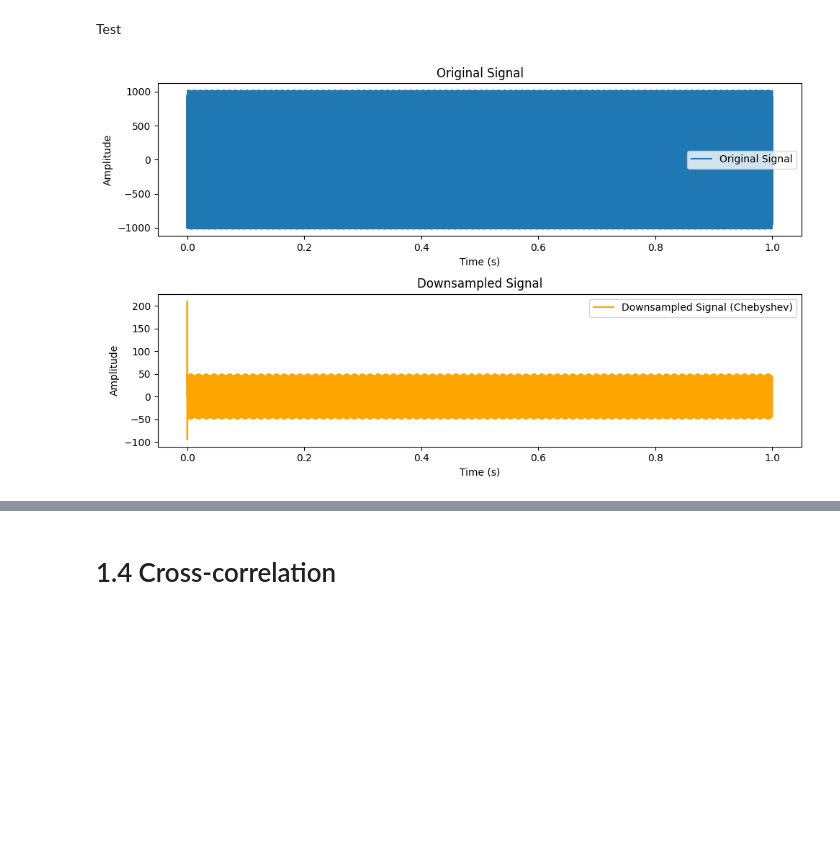
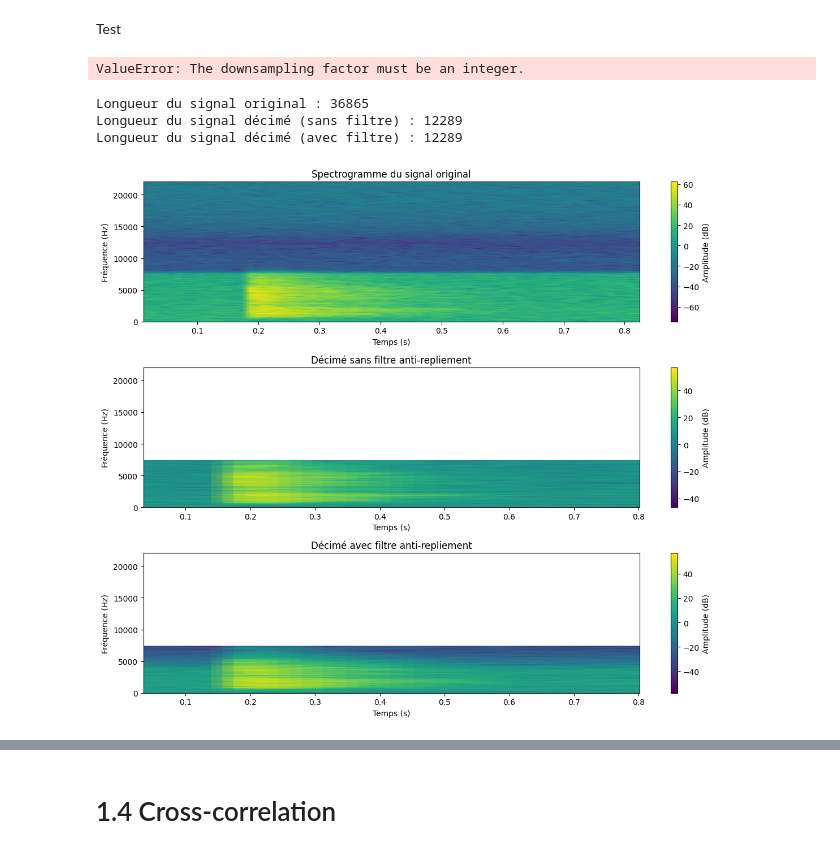
Before and after one commit to mordamed/ProjetSignalProcessing, a Jupyter notebook: student_funct.ipynb, the cells around one changed output, grey strips where cells are left out. Saved outputs shown, nothing was run; the diff lists cells and outputs as text; code cells hidden in the pictures; blank space fills up the shorter version.

```diff
--- a/student_funct.ipynb
+++ b/student_funct.ipynb
@@ -346,7 +492,7 @@ Test
 # %%
 # Example: Downsampling the test signal from 44100 Hz to 11025 Hz
 target_fs = 11025
-downsampled_signal = downsampling(test_signal, fs, target_fs, filter_type='cheby1')
+downsampled_signal = downsampling(test_signal, fs, target_fs)
 
 # Plotting the result
 plt.figure(figsize=(10, 6))
@@ -368,7 +514,73 @@ plt.legend()
 plt.tight_layout()
 plt.show()
 # %% [output]
-[figure, removed]
+ValueError: The downsampling factor must be an integer.
+# %%
+import numpy as np
+import matplotlib.pyplot as plt
+from scipy.signal import cheby1, lfilter, spectrogram
+from scipy.io import wavfile as wf
+
+# Lire le signal original
+fs, signal = wf.read("LocateClaps/M1_0.wav")
+
+# Créer un vecteur temporel pour le signal original
+t = np.linspace(0, len(signal) / fs, len(signal), endpoint=False)
+
+# Décimation
+M = 3  # Facteur de décimation
+fs_decimated = fs // M  # Nouvelle fréquence d'échantillonnage
+
+# Décimation SANS filtre anti-repliement
+decimated_signal_no_filter = signal[::M]
+
+# Anti-aliasing Filter
+nyquist = fs / 2
+cutoff = 1 / (2 * M)  # Fréquence de coupure normalisée pour le filtre
+b, a = cheby1(4, 1, cutoff, btype='low')  # Filtre Chebyshev de type I
+filtered_signal = lfilter(b, a, signal)
+
+# Décimation AVEC filtre anti-repliement
+decimated_signal_with_filter = filtered_signal[::M]
+
+# Création des vecteurs temporels
+t_decimated = np.linspace(0, len(decimated_signal_no_filter) / fs_decimated, len(decimated_signal_no_filter), endpoint=False)
+
+# Vérification des longueurs
+print(f"Longueur du signal original : {len(signal)}")
+print(f"Longueur du signal décimé (sans filtre) : {len(decimated_signal_no_filter)}")
+print(f"Longueur du signal décimé (avec filtre) : {len(decimated_signal_with_filter)}")
+
+# Fonction pour afficher le spectrogramme
+def plot_spectrogram(signal, fs, title, ax):
+    f, t, Sxx = spectrogram(signal, fs=fs, nperseg=1024, noverlap=512, scaling='spectrum')
+    c = ax.pcolormesh(t, f, 10 * np.log10(Sxx), shading='gouraud')
+    ax.set_title(title)
+    ax.set_xlabel("Temps (s)")
+    ax.set_ylabel("Fréquence (Hz)")
+    ax.set_ylim(0, nyquist)
+    plt.colorbar(c, ax=ax, label="Amplitude (dB)")  # Ajout correct de la barre de couleur
+
+
+# Tracé des spectrogrammes
+fig, axes = plt.subplots(3, 1, figsize=(12, 10))
+
+# Spectrogramme du signal original
+plot_spectrogram(signal, fs, "Spectrogramme du signal original", axes[0])
+
+# Spectrogramme du signal décimé sans filtre
+plot_spectrogram(decimated_signal_no_filter, fs_decimated, "Décimé sans filtre anti-repliement", axes[1])
+
+# Spectrogramme du signal décimé avec filtre
+plot_spectrogram(decimated_signal_with_filter, fs_decimated, "Décimé avec filtre anti-repliement", axes[2])
+
+plt.tight_layout()
+plt.show()
+# %% [output]
+Longueur du signal original : 36865
+Longueur du signal décimé (sans filtre) : 12289
+Longueur du signal décimé (avec filtre) : 12289
+[figure, added]
 # %%
 import numpy as np
 import matplotlib.pyplot as plt
```
Also changed, not shown: parts of 7 cells of this notebook, 1 other file.
